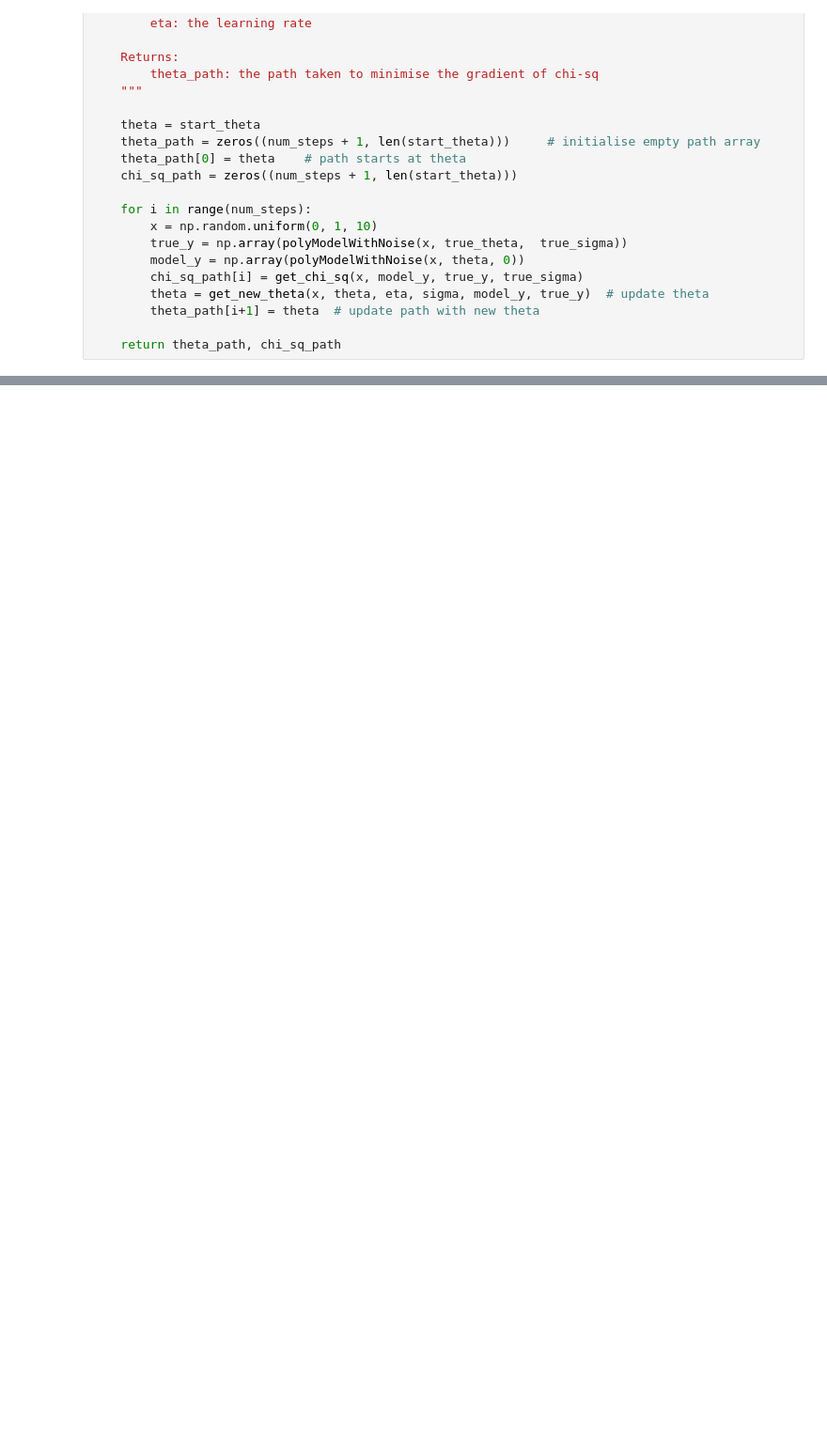
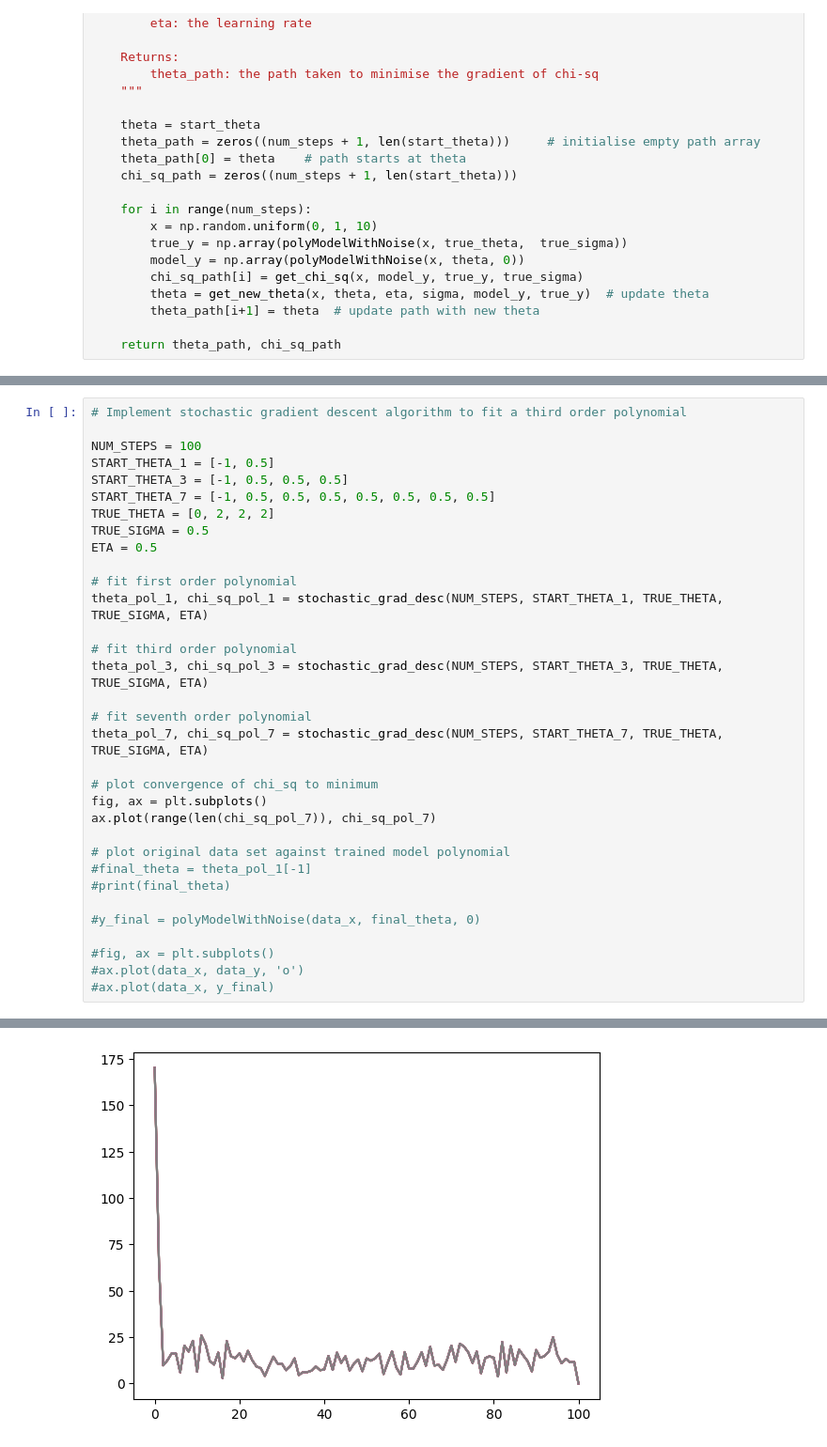
Before and after one commit to rhtweedie/ml_assignments, a Jupyter notebook: CurveFitting.ipynb, the cells around one changed output, grey strips where cells are left out. Shown at 94% size. Saved outputs shown, nothing was run; the diff lists cells and outputs as text; blank space fills up the shorter version.

```diff
--- a/CurveFitting.ipynb
+++ b/CurveFitting.ipynb
@@ -150,0 +166,34 @@ ax.plot(data_x, y_final)
+# %%
+# Implement stochastic gradient descent algorithm to fit a third order polynomial
+
+NUM_STEPS = 100
+START_THETA_1 = [-1, 0.5]
+START_THETA_3 = [-1, 0.5, 0.5, 0.5]
+START_THETA_7 = [-1, 0.5, 0.5, 0.5, 0.5, 0.5, 0.5, 0.5]
+TRUE_THETA = [0, 2, 2, 2]
+TRUE_SIGMA = 0.5
+ETA = 0.5
+
+# fit first order polynomial
+theta_pol_1, chi_sq_pol_1 = stochastic_grad_desc(NUM_STEPS, START_THETA_1, TRUE_THETA, TRUE_SIGMA, ETA)
+
+# fit third order polynomial
+theta_pol_3, chi_sq_pol_3 = stochastic_grad_desc(NUM_STEPS, START_THETA_3, TRUE_THETA, TRUE_SIGMA, ETA)
+
+# fit seventh order polynomial
+theta_pol_7, chi_sq_pol_7 = stochastic_grad_desc(NUM_STEPS, START_THETA_7, TRUE_THETA, TRUE_SIGMA, ETA)
+
+# plot convergence of chi_sq to minimum
+fig, ax = plt.subplots()
+ax.plot(range(len(chi_sq_pol_7)), chi_sq_pol_7)
+
+# plot original data set against trained model polynomial
+#final_theta = theta_pol_1[-1]
+#print(final_theta)
+
+#y_final = polyModelWithNoise(data_x, final_theta, 0)
+
+#fig, ax = plt.subplots()
+#ax.plot(data_x, data_y, 'o')
+#ax.plot(data_x, y_final)
+# %% [output]
@@ -150,0 +208 @@ ax.plot(data_x, y_final)
+[figure, added]
```
Also changed, not shown: parts of 4 cells of this notebook.
